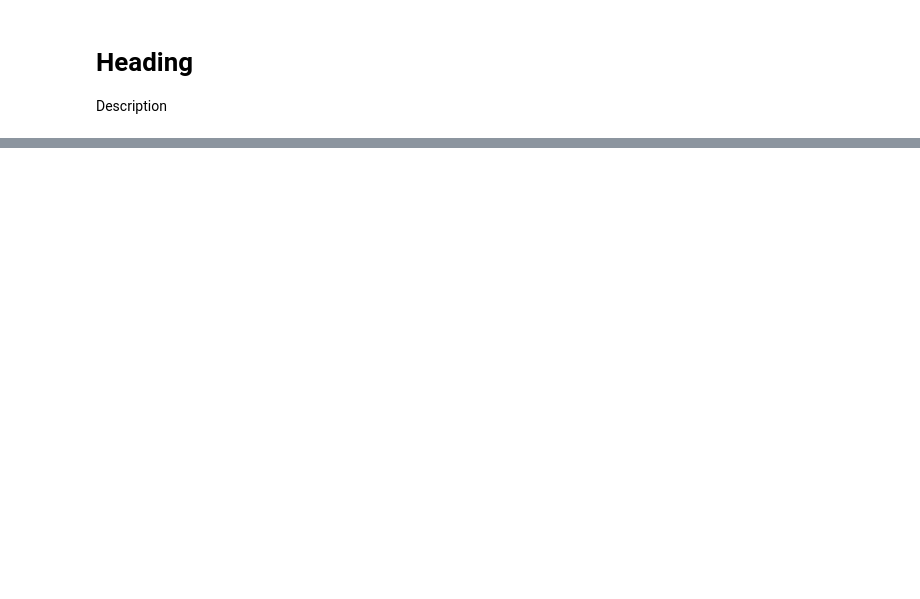
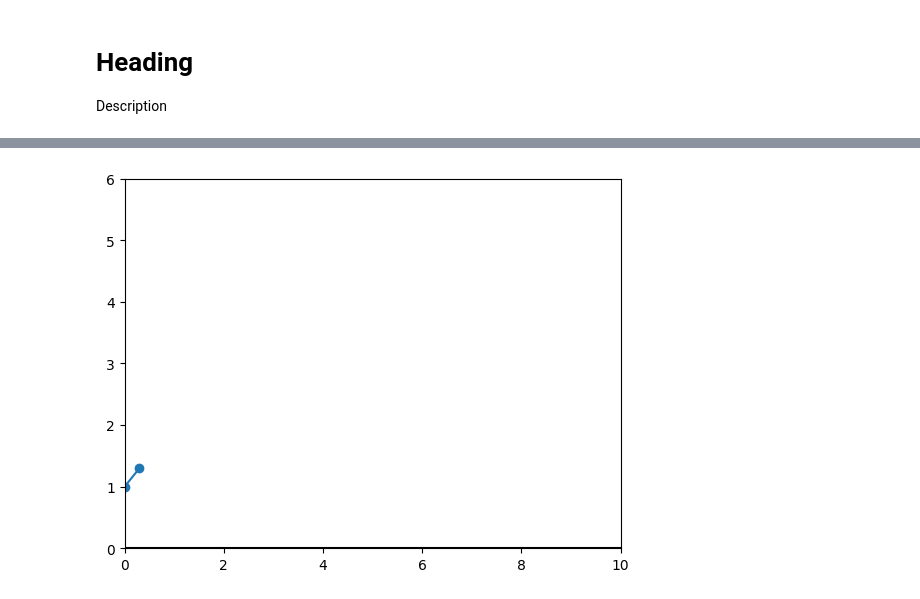
Before and after one commit to JakobBD/innusint, a Jupyter notebook: test.ipynb, the cells around one changed output, grey strips where cells are left out. Saved outputs shown, nothing was run; the diff lists cells and outputs as text; code cells hidden in the pictures; blank space fills up the shorter version.

```diff
--- a/test.ipynb
+++ b/test.ipynb
@@ -13,0 +35,18 @@ plt.plot(np.linspace(0, 1, 1000000), np.linspace(0, 1, 1000000)**2.)
+# %%
+# initial velocity
+v_x_start = 3.
+v_y_start = 3.
+
+# move one step (constant velocity): s = v*t
+delta_t = 0.1
+x_end = x_start + delta_t*v_x_start
+y_end = y_start + delta_t*v_y_start
+
+# add final position to list of all positions
+all_x.append(x_end)
+all_y.append(y_end)
+
+# show graph
+show_graph(all_x, all_y)
+# %% [output]
+[figure, added]
```
Also changed, not shown: parts of 3 cells of this notebook, 3 other files.
